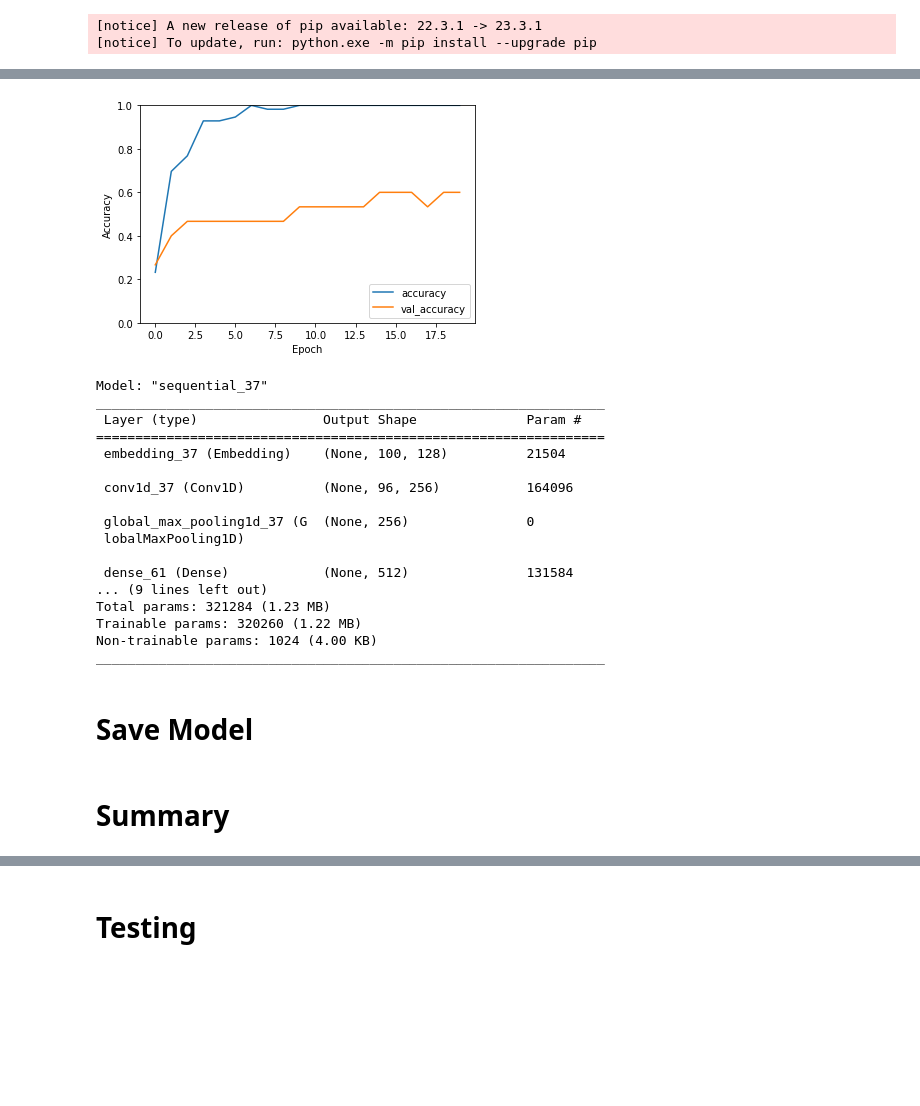
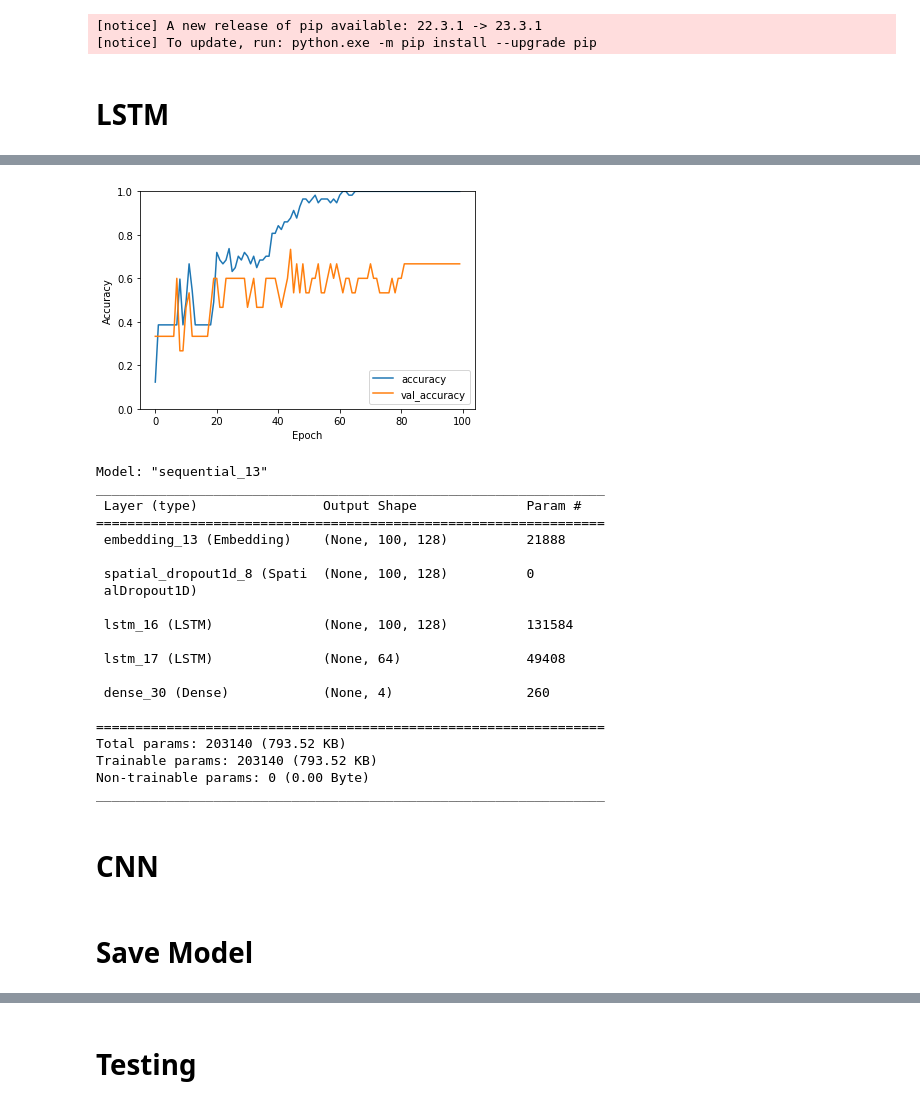
Before and after one commit to SuperShotRETRO/Adsentis, a Jupyter notebook: model/base_model.ipynb, the cells around one changed output, grey strips where cells are left out. Drawn from its saved outputs; the diff is of its cells as text; code cells hidden in the pictures; blank space fills up the shorter version.

Commit message:
/10_100 epoch model/

```diff
--- a/model/base_model.ipynb
+++ b/model/base_model.ipynb
@@ -296,6 +296,8 @@ Requirement already satisfied: oauthlib>=3.0.0 in c:\users\athar\appdata\local\p
 Note: you may need to restart the kernel to use updated packages.
 [notice] A new release of pip available: 22.3.1 -> 23.3.1
 [notice] To update, run: python.exe -m pip install --upgrade pip
+# %% [markdown]
+# LSTM
 # %%
 import pandas as pd
 import numpy as np
@@ -303,16 +305,16 @@ import tensorflow as tf
 from tensorflow.keras.preprocessing.text import Tokenizer
 from tensorflow.keras.preprocessing.sequence import pad_sequences
 from tensorflow.keras.models import Sequential
-from tensorflow.keras.layers import Embedding, Conv1D, GlobalMaxPooling1D, Dense, Dropout, BatchNormalization
+from tensorflow.keras.layers import Embedding, SpatialDropout1D, LSTM, Dense
 from sklearn.model_selection import train_test_split
 from sklearn.preprocessing import LabelEncoder
 from tensorflow.keras.utils import to_categorical
 import matplotlib.pyplot as plt
 
 # Load your dataset from a CSV file (adjust the file path accordingly)
-data = pd.read_csv('../data/dataset/sample_data.csv')
+data = pd.read_csv('../data/dataset/sample/sample_data.csv')
 
-# Assuming the 'review' column contains text data and the 'sentiment' column contains sentiment labels
+# Assuming the 'advertisement_text' column contains text data and the 'sentiment' column contains sentiment labels
 texts = data['advertisement_text'].values
 sentiments = data['sentiment'].values
 
@@ -336,21 +338,19 @@ y = to_categorical(sentiments_encoded, num_classes=4)
 # Split the data into training and testing sets
 X_train, X_test, y_train, y_test = train_test_split(X, y, test_size=0.2, random_state=42)
 
-# Create a CNN model with more layers for higher precision
 model = Sequential()
 model.add(Embedding(input_dim=vocab_size, output_dim=128, input_length=max_sequence_length))
-model.add(Conv1D(256, 5, activation='relu'))
-model.add(GlobalMaxPooling1D())
-model.add(Dense(512, activation='relu'))
-model.add(BatchNormalization())
-model.add(Dropout(0.5))  # Dropout for regularization
-model.add(Dense(4, activation='softmax'))  # Four output units for the four sentiment categories
+model.add(SpatialDropout1D(0.2))
+model.add(LSTM(128, return_sequences=True))
+model.add(LSTM(64))
+model.add(Dense(4, activation='softmax'))
 
-# Compile the model
 model.compile(loss='categorical_crossentropy', optimizer='adam', metrics=['accuracy'])
 
 # Initialize lists to store training history
-history = model.fit(X_train, y_train, epochs=20, batch_size=64, validation_data=(X_test, y_test))
+EPOCH = 100
+BATCH_SIZE = 100
+history = model.fit(X_train, y_train, epochs=EPOCH, batch_size=BATCH_SIZE, validation_data=(X_test, y_test))
 
 # Evaluate the model
 loss, accuracy = model.evaluate(X_test, y_test)
@@ -387,18 +387,23 @@ Test loss: 1.3008348941802979, Test accuracy: 0.6000000238418579
-[figure, old version]
+[figure, new version]
-Model: "sequential_37"
+Model: "sequential_13"
 _________________________________________________________________
  Layer (type)                Output Shape              Param #
 =================================================================
- embedding_37 (Embedding)    (None, 100, 128)          21504
+ embedding_13 (Embedding)    (None, 100, 128)          21888
 
- conv1d_37 (Conv1D)          (None, 96, 256)           164096
+ spatial_dropout1d_8 (Spati  (None, 100, 128)          0
+ alDropout1D)
 
- global_max_pooling1d_37 (G  (None, 256)               0
- lobalMaxPooling1D)
+ lstm_16 (LSTM)              (None, 100, 128)          131584
 
- dense_61 (Dense)            (None, 512)               131584
-... (9 lines left out)
-Total params: 321284 (1.23 MB)
-Trainable params: 320260 (1.22 MB)
-Non-trainable params: 1024 (4.00 KB)
+ lstm_17 (LSTM)              (None, 64)                49408
+
+ dense_30 (Dense)            (None, 4)                 260
+
+=================================================================
+Total params: 203140 (793.52 KB)
+Trainable params: 203140 (793.52 KB)
+Non-trainable params: 0 (0.00 Byte)
 _________________________________________________________________
+# %% [markdown]
+# CNN
@@ -413,2 +460,0 @@ model.save(f'../data/model/{model_name}.keras')
-# %% [markdown]
-# Summary
```
Also changed, not shown: parts of 6 cells of this notebook, 3 other files.
